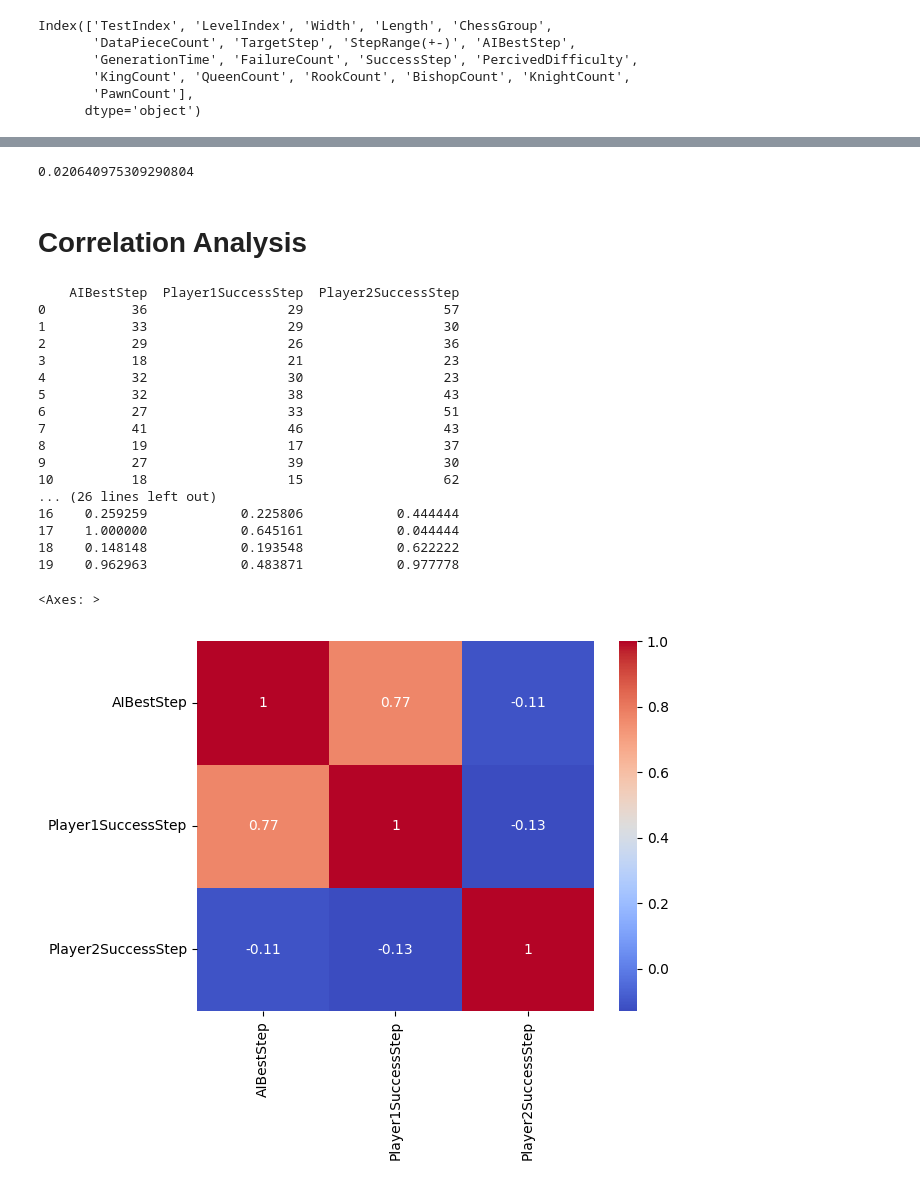
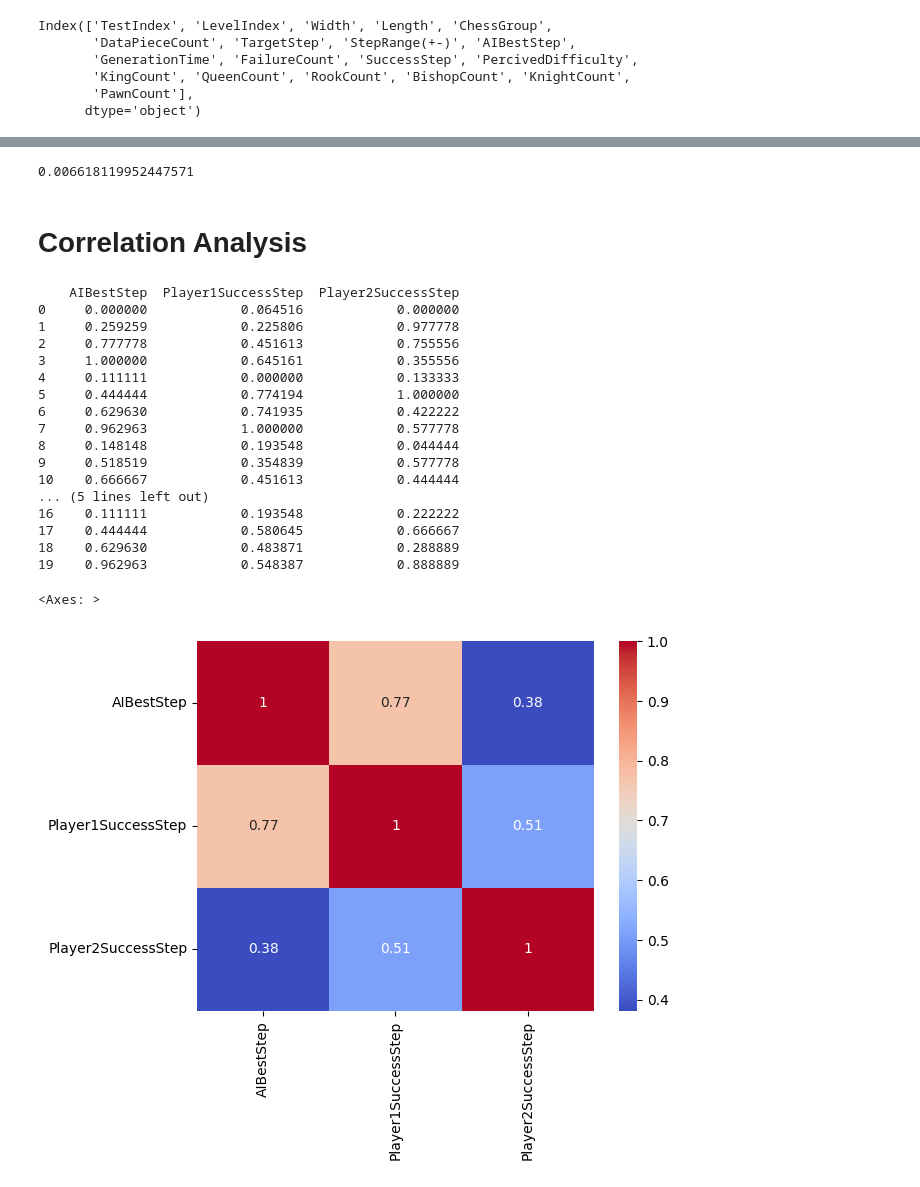
Before and after one commit to LingPeiYu/AaltoThesisDataAnalysis, a Jupyter notebook: AaltoThesisDataAnalysis.ipynb, the cells around one changed output, grey strips where cells are left out. Drawn from its saved outputs; the diff is of its cells as text; code cells hidden in the pictures.

```diff
--- a/AaltoThesisDataAnalysis.ipynb
+++ b/AaltoThesisDataAnalysis.ipynb
@@ -189,12 +222,8 @@ print(test_error)
 # %%
-y=TestData[['FailureCount']]
-y['FailureCount']=scaler.fit_transform(y[['FailureCount']])
-y=y.to_numpy()
-
-print(y)
-
-X_train, X_rem, y_train, y_rem = train_test_split(X,y,test_size=0.5,random_state=42)
-X_val, X_test, y_val, y_test = train_test_split(X_rem,y_rem,test_size=0.2,random_state=42)
+#Get Y
+y_train=data_train[['FailureCount']].to_numpy()
+y_val=data_val[['FailureCount']].to_numpy()
+y_test=data_test[['FailureCount']].to_numpy()
 
 tr_errors = []
 val_errors = []
@@ -254,50 +261,53 @@ See the caveats in the documentation: https://pandas.pydata.org/pandas-docs/stab
 # %%
 poly = PolynomialFeatures(degree=1)
 X_train_poly = poly.fit_transform(X_train)
-regr.fit(X_train_poly, y_train)
+regrFail=LinearRegression(fit_intercept=False)
+regrFail.fit(X_train_poly, y_train)
 X_test_poly = poly.fit_transform(X_test)
-y_pred_test = regr.predict(X_test_poly)
+y_pred_test = regrFail.predict(X_test_poly)
 test_error = mean_squared_error(y_test, y_pred_test)
 print(test_error)
 # %% [output]
-0.020640975309290804
+0.006618119952447571
 # %% [markdown]
 # Correlation Analysis
 # %%
 #Corr Analysis
 import seaborn as sns
+# %%
+#sort each test's values by level index
+data1=data1.sort_values(by='LevelIndex',ascending=True)
+data2=data2.sort_values(by='LevelIndex',ascending=True)
 # %%
-TestData=pd.concat([data1.rename(columns={'SuccessStep': 'Player1SuccessStep'})[['AIBestStep','Player1SuccessStep']],
-                    data2.rename(columns={'SuccessStep': 'Player2SuccessStep'})[['Player2SuccessStep']]],
-                   axis=1)
+SubTestData=pd.merge(data1.rename(columns={'SuccessStep': 'Player1SuccessStep'})[['LevelIndex','AIBestStep','Player1SuccessStep']],
+                    data2.rename(columns={'SuccessStep': 'Player2SuccessStep'})[['LevelIndex','Player2SuccessStep']],
+                   on='LevelIndex',how='outer')[['AIBestStep','Player1SuccessStep','Player2SuccessStep']]
 
-print(TestData)
+for i in range(0,SubTestData.shape[1]):
+  SubTestData.iloc[:, i]=scaler.fit_transform(SubTestData.iloc[:, [i]])
 
-for i in range(0,TestData.shape[1]):
-  TestData.iloc[:, i]=scaler.fit_transform(TestData.iloc[:, [i]])
+print(SubTestData)
 
-print(TestData)
-
-corr_matrix = TestData.corr()
+corr_matrix = SubTestData.corr()
 sns.heatmap(corr_matrix, cmap='coolwarm', annot=True)
 # %% [output]
     AIBestStep  Player1SuccessStep  Player2SuccessStep
-0           36                  29                  57
-1           33                  29                  30
-2           29                  26                  36
-3           18                  21                  23
-4           32                  30                  23
-5           32                  38                  43
-6           27                  33                  51
-7           41                  46                  43
-8           19                  17                  37
-9           27                  39                  30
-10          18                  15                  62
-... (26 lines left out)
-16    0.259259            0.225806            0.444444
-17    1.000000            0.645161            0.044444
-18    0.148148            0.193548            0.622222
-19    0.962963            0.483871            0.977778
+0     0.000000            0.064516            0.000000
+1     0.259259            0.225806            0.977778
+2     0.777778            0.451613            0.755556
+3     1.000000            0.645161            0.355556
+4     0.111111            0.000000            0.133333
+5     0.444444            0.774194            1.000000
+6     0.629630            0.741935            0.422222
+7     0.962963            1.000000            0.577778
+8     0.148148            0.193548            0.044444
+9     0.518519            0.354839            0.577778
+10    0.666667            0.451613            0.444444
+... (5 lines left out)
+16    0.111111            0.193548            0.222222
+17    0.444444            0.580645            0.666667
+18    0.629630            0.483871            0.288889
+19    0.962963            0.548387            0.888889
 <Axes: >
-[figure, old version]
+[figure, new version]
 # %%
```
Also changed, not shown: parts of 8 cells of this notebook.
